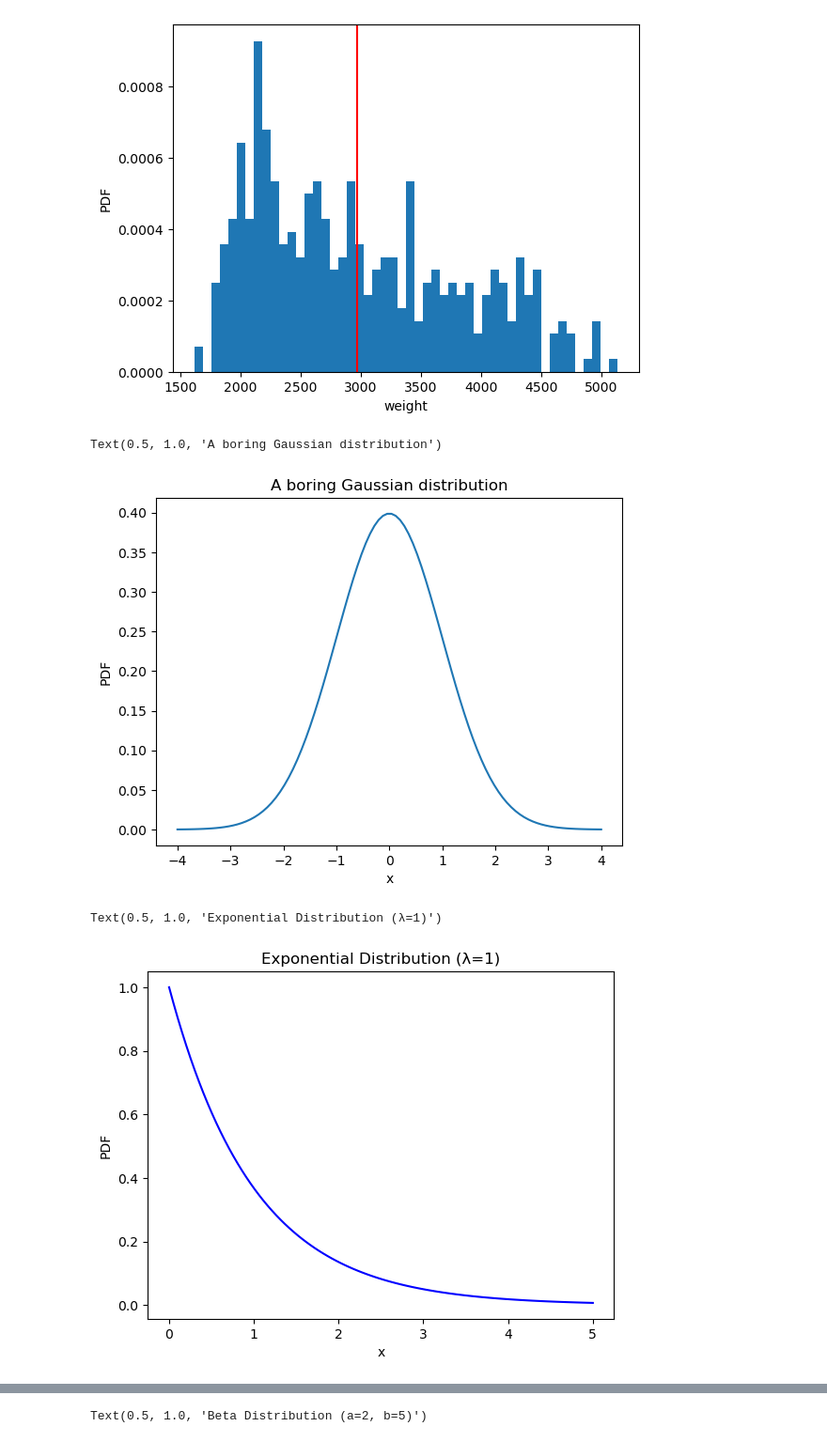
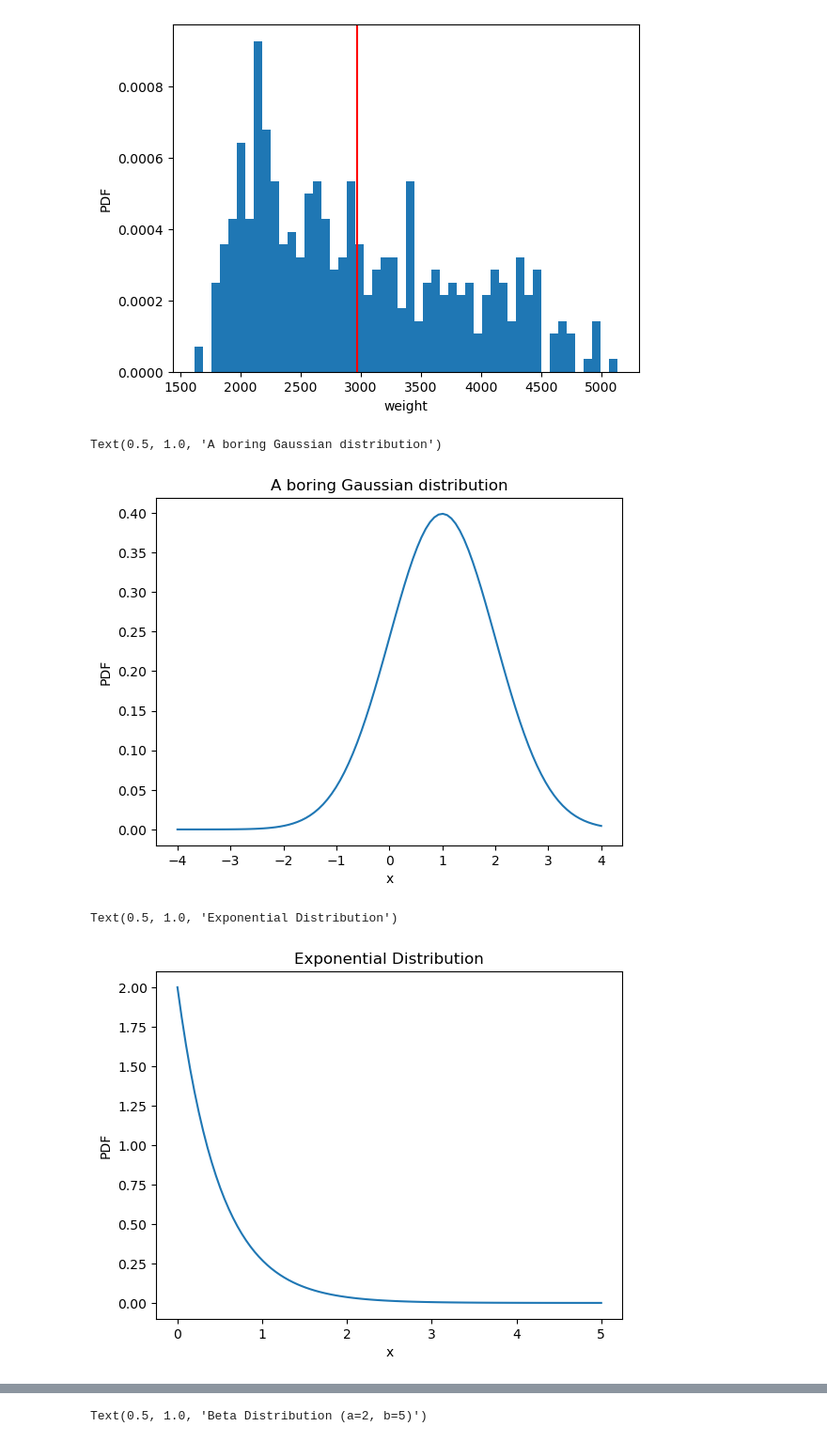
Before and after one commit to andins/stats_course_2024, a Jupyter notebook: distributions.ipynb, the cells around one changed output, grey strips where cells are left out. Shown at 94% size. Drawn from its saved outputs; the diff is of its cells as text; code cells hidden in the pictures.

```diff
--- a/distributions.ipynb
+++ b/distributions.ipynb
@@ -34,23 +55,23 @@ Text(0, 0.5, 'PDF')
 [figure]
 # %%
 eval_range = np.linspace(start=-4, stop=4, num=100)
-pdf = sps.norm.pdf(x=eval_range, loc=0, scale=1)
+pdf = sps.norm.pdf(x=eval_range, loc=1, scale=1)
 plt.plot(eval_range, pdf)
 plt.xlabel("x")
 plt.ylabel("PDF")
 plt.title("A boring Gaussian distribution")
 # %% [output]
 Text(0.5, 1.0, 'A boring Gaussian distribution')
-[figure, old version]
+[figure, new version]
 # %%
 eval_range = np.linspace(0, 5, 100)
-pdf = sps.expon.pdf(x=eval_range, scale=1)  # scale is the inverse of the rate parameter (lambda)
+pdf = sps.expon.pdf(x=eval_range, scale=.5)  # scale is the inverse of the rate parameter (lambda)
 plt.plot(eval_range, pdf)
 plt.xlabel("x")
 plt.ylabel("PDF")
 plt.title("Exponential Distribution")
 # %% [output]
-Text(0.5, 1.0, 'Exponential Distribution (λ=1)')
+Text(0.5, 1.0, 'Exponential Distribution')
-[figure, old version]
+[figure, new version]
 # %%
 shape = 2  # shape parameter
```
Also changed, not shown: parts of 7 cells of this notebook, 2 other files.
